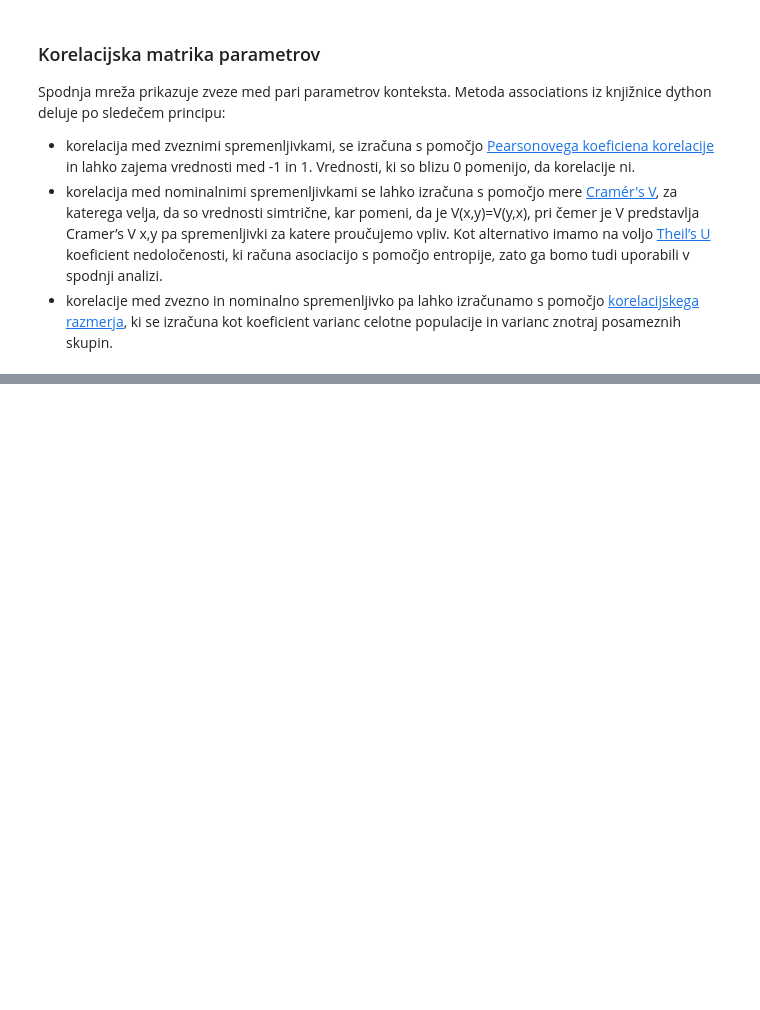
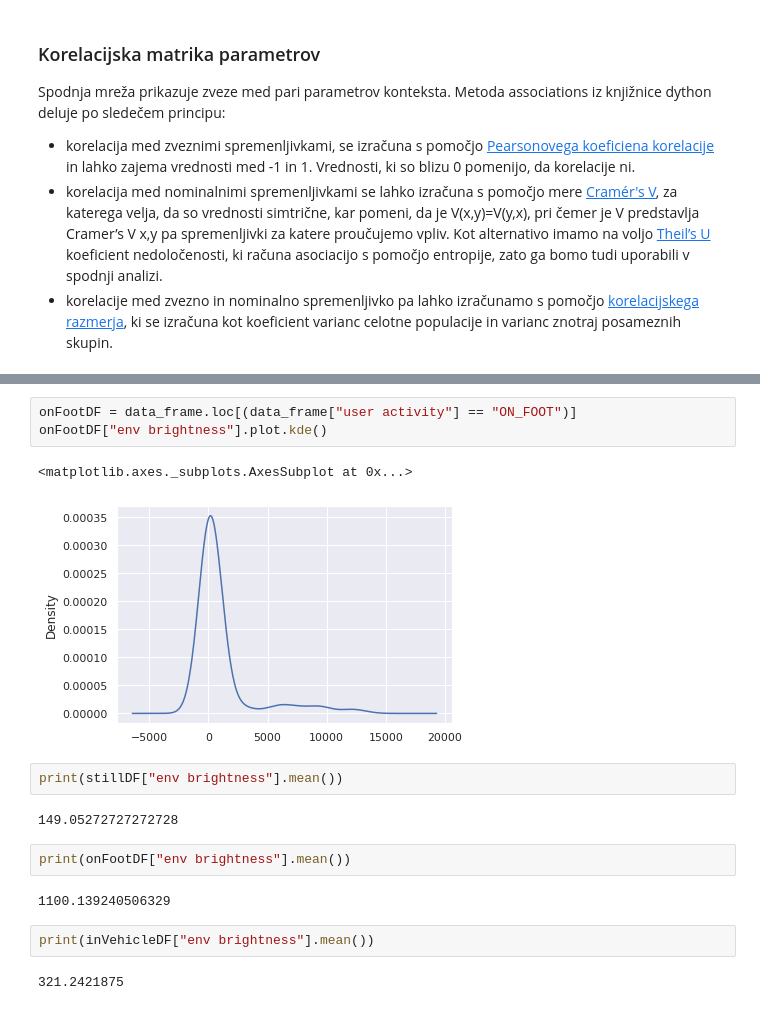
Before and after one commit to emir7/SmartNewsReaderDiploma, a Jupyter notebook: DeskriptivnaAnaliza.ipynb, the cells around one changed output, grey strips where cells are left out. Saved outputs shown, nothing was run; the diff lists cells and outputs as text; blank space fills up the shorter version.

```diff
--- a/DeskriptivnaAnaliza.ipynb
+++ b/DeskriptivnaAnaliza.ipynb
@@ -992,0 +994,18 @@ dfNov.head()
+# %%
+onFootDF = data_frame.loc[(data_frame["user activity"] == "ON_FOOT")]
+onFootDF["env brightness"].plot.kde()
+# %% [output]
+<matplotlib.axes._subplots.AxesSubplot at 0x...>
+[figure, added]
+# %%
+print(stillDF["env brightness"].mean())
+# %% [output]
+149.05272727272728
+# %%
+print(onFootDF["env brightness"].mean())
+# %% [output]
+1100.139240506329
+# %%
+print(inVehicleDF["env brightness"].mean())
+# %% [output]
+321.2421875
```
Also changed, not shown: parts of 23 cells of this notebook.
